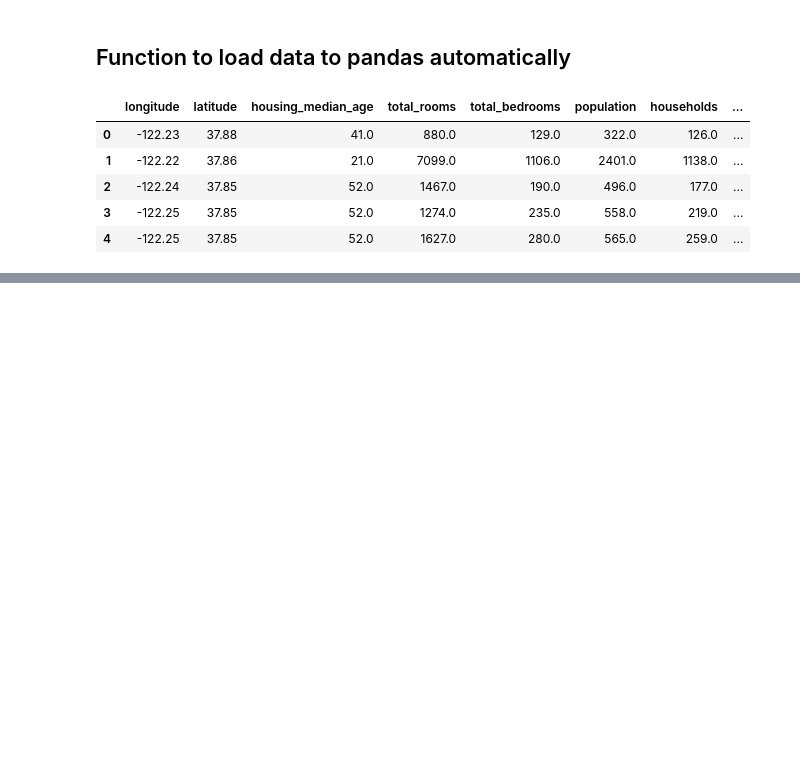
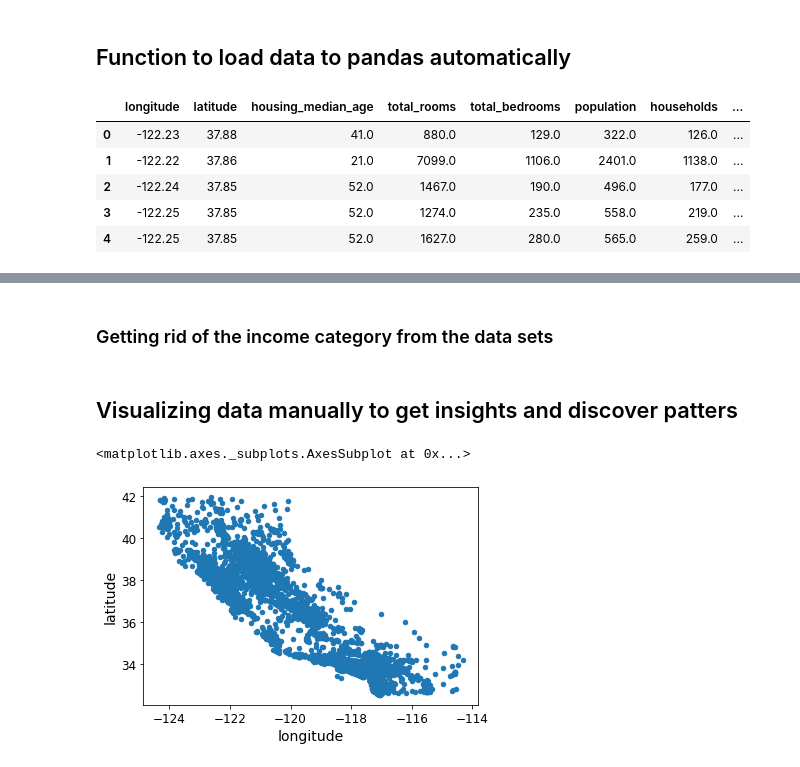
Before and after one commit to mjayadharan/ML_mini_projects, a Jupyter notebook: scikit_learn_projects/housing_price_example/housing_main_notebook.ipynb, the cells around one changed output, grey strips where cells are left out. Cells and saved outputs as stored; diff of their text form; code cells hidden in the pictures; blank space fills up the shorter version.

```diff
--- a/scikit_learn_projects/housing_price_example/housing_main_notebook.ipynb
+++ b/scikit_learn_projects/housing_price_example/housing_main_notebook.ipynb
@@ -104,0 +179,5 @@ memory usage: 1.6+ MB
+# %%
+housing_df["income_category"] = pd.cut(housing_df["median_income"],
+                                      bins=[0.,1.5,3.,4.5,6.,np.inf],
+                                       labels=[1,2,3,4,5])
+housing_df.head()
@@ -104,0 +193,9 @@ memory usage: 1.6+ MB
+# %%
+from sklearn.model_selection import StratifiedShuffleSplit
+
+split = StratifiedShuffleSplit(n_splits=1, test_size=0.2, random_state=42)
+for train_index, test_index in split.split(housing_df, housing_df["income_category"]):
+    strat_train_set = housing_df.loc[train_index]
+    strat_test_set = housing_df.loc[test_index]
+strat_test_set["income_category"]
+strat_test_set["income_category"]
@@ -104,0 +216,14 @@ memory usage: 1.6+ MB
+# %% [markdown]
+### Getting rid of the income category from the data sets
+# %%
+strat_train_set.drop("income_category", axis=1, inplace=True)
+strat_test_set.drop("income_category", axis=1, inplace=True)
+# %% [markdown]
+## Visualizing data manually to get insights and discover patters
+# %%
+housing_df = strat_train_set.copy()
+# plt.scatter("longitude","latitude",data=housing_df) Using the matplotlib basic commands
+housing_df.plot(kind="scatter", x="longitude", y="latitude")
+# %% [output]
+<matplotlib.axes._subplots.AxesSubplot at 0x...>
+[figure, added]
```
Also changed, not shown: parts of 47 cells of this notebook, 4 other files.
